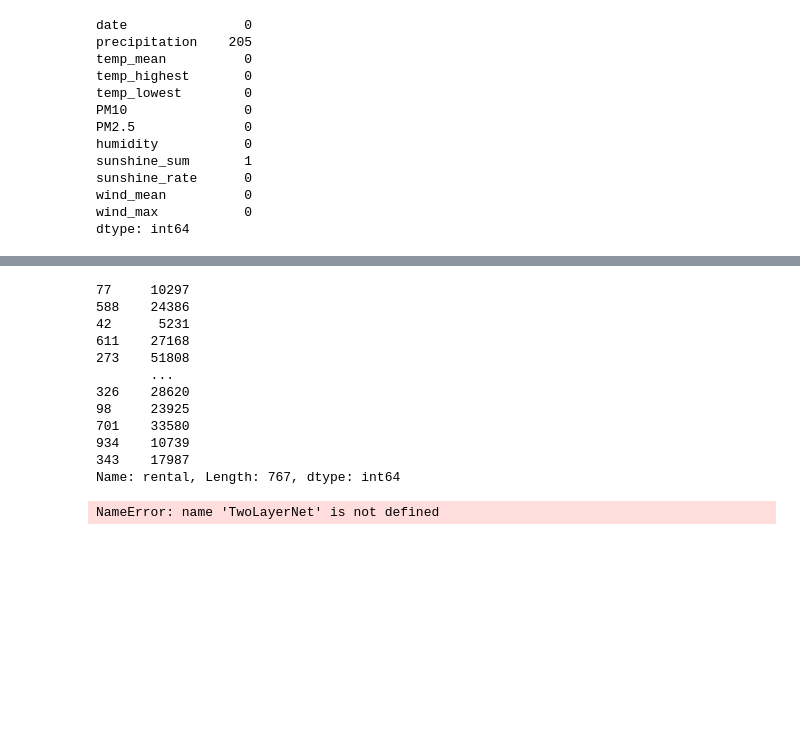
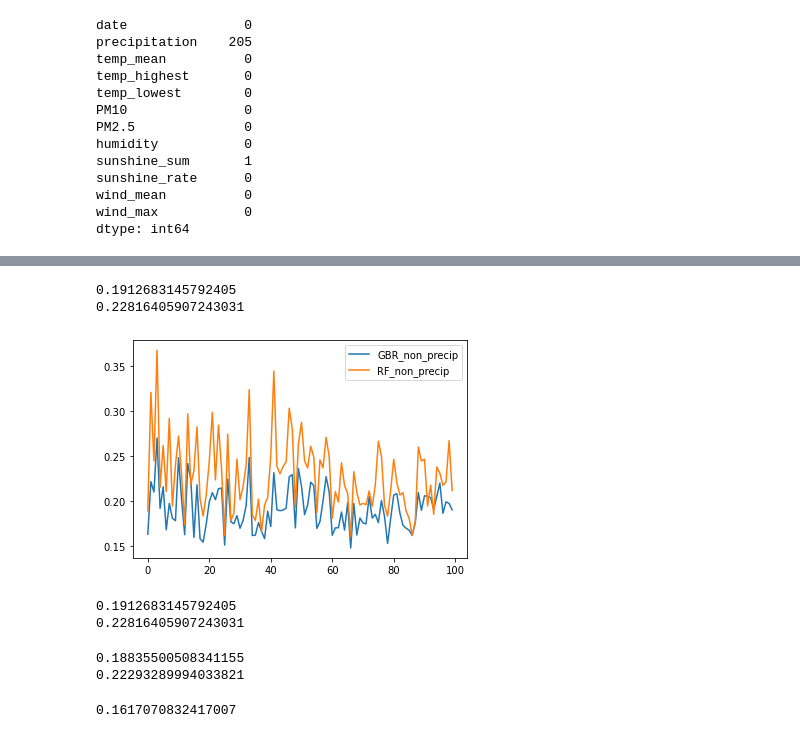
Before and after one commit to ParkJun-Yeong/2022DACON-bike, a Jupyter notebook: preprocessing_for_GBR.ipynb, the cells around one changed output, grey strips where cells are left out. Drawn from its saved outputs; the diff is of its cells as text; code cells hidden in the pictures; blank space fills up the shorter version.

```diff
--- a/preprocessing_for_GBR.ipynb
+++ b/preprocessing_for_GBR.ipynb
@@ -419,30 +405,0 @@ train_x
-# %%
-train_y
-# %% [output]
-77     10297
-588    24386
-42      5231
-611    27168
-273    51808
-       ...
-326    28620
-98     23925
-701    33580
-934    10739
-343    17987
-Name: rental, Length: 767, dtype: int64
-# %%
-network = TwoLayerNet(input_size=14, hidden_size=5, output_size=2) #  Activation function : ReLU
-
-iters_num = 10000
-train_size = train_x.shape[0]
-batch_size = 100
-learning_rate = 0.15
-
-train_loss_list = []
-train_acc_list = []
-test_acc_list = []
-
-iter_per_epoch = max(train_size / batch_size, 1) # max(8, 1)
-# %% [output]
-NameError: name 'TwoLayerNet' is not defined
@@ -471,0 +409,48 @@ for i in range(iters_num):
+# %%
+nmae_gbr = []
+nmae_rf = []
+
+for i in range(0, 100, 1):
+
+    train_x, val_x, train_y, val_y = train_test_split(x, y, test_size = 0.25, shuffle=True)
+
+    reg = GradientBoostingRegressor()
+    reg.fit(train_x, train_y)
+    val_pred = reg.predict(val_x)
+    nmae_gbr.append(NMAE(val_y, val_pred))
+
+
+    regRF = RandomForestRegressor()
+    regRF.fit(train_x, train_y)
+    val_pred = regRF.predict(val_x)
+    nmae_rf.append(NMAE(val_y, val_pred))
+# %%
+plt.plot(range(0,100,1), nmae_gbr, label = 'GBR_non_precip')
+plt.plot(range(0,100,1), nmae_rf, label = 'RF_non_precip')
+plt.legend()
+
+gbr_non_precip = sum(nmae_gbr)/len(nmae_gbr)
+rf_non_precip = sum(nmae_rf)/len(nmae_gbr)
+
+print(gbr_non_precip)
+print(rf_non_precip)
+# %% [output]
+0.1912683145792405
+0.22816405907243031
+[figure, added]
+# %%
+print(gbr_non_precip)
+print(rf_non_precip)
+# %% [output]
+0.1912683145792405
+0.22816405907243031
+# %%
+print(gbr_precip)
+print(rf_precip)
+# %% [output]
+0.18835500508341155
+0.22293289994033821
+# %%
+(rf_precip - gbr_precip)/rf_precip
+# %% [output]
+0.1617070832417007
```
Also changed, not shown: parts of 9 cells of this notebook, 7 other files.
